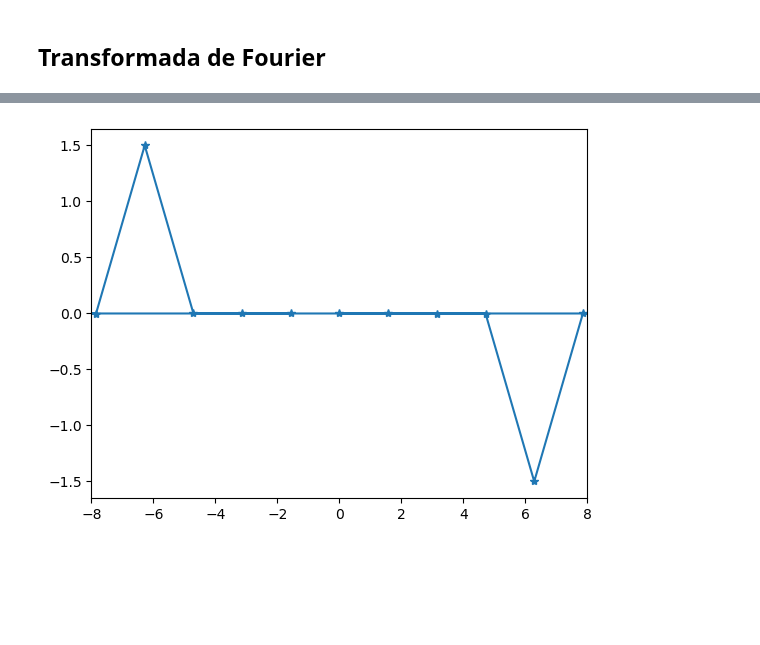
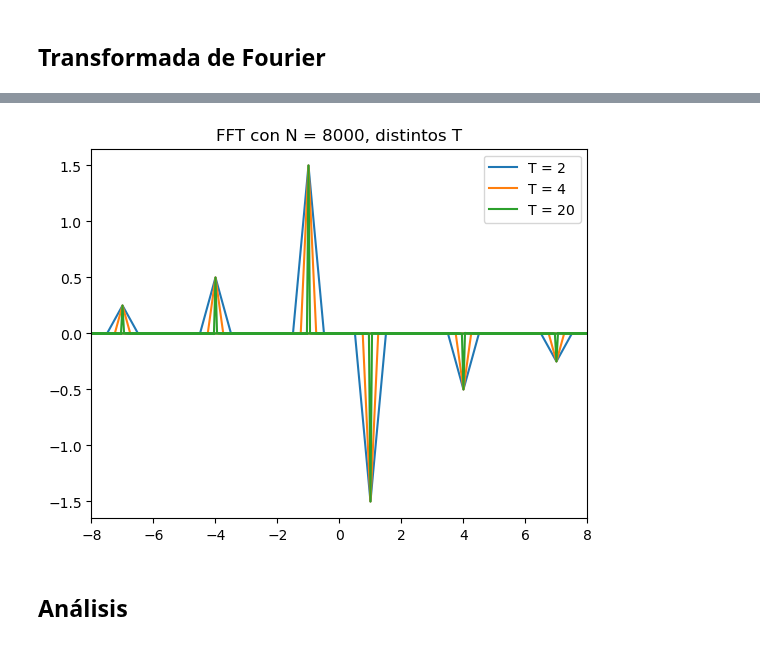
Before and after one commit to CocoUrbina/Pruebas, a Jupyter notebook: Labs/Lab_14_Fourier/DFT.ipynb, the cells around one changed output, grey strips where cells are left out. Drawn from its saved outputs; the diff is of its cells as text; code cells hidden in the pictures; blank space fills up the shorter version.

```diff
--- a/Labs/Lab_14_Fourier/DFT.ipynb
+++ b/Labs/Lab_14_Fourier/DFT.ipynb
@@ -364,20 +351,28 @@ plt.show()
-# %%
-# Dominio de la función
-# Tomamos más periodos de la función para incrementar la resolución
-t_vals = np.linspace(0.0, 4.0, 8000)
-
-# Transformada de Fourier
-# El argumento "norm" depende de si colocamos el factor 1/N en la transformada o en su inversa
-fourier_t = np.fft.fft(func_HW(t_vals), norm="forward")
-
-# Dominio de frecuencias/espacio dual
-# Numpy nos da funcionalidad para evaluar la variable independiente
-# en el espacio dual
-freq = np.fft.fftfreq(len(fourier_t), d=t_vals[1]-t_vals[0])
-
-plt.xlim(-8,8)
-# Por factores de normalización, debemos escalar el resultado
-plt.plot(freq*(2.0*np.pi), np.imag(fourier_t), '-*')
-plt.show()
-# %% [output]
-[figure, removed]
+# %%
+# Dominio de la función
+# Tomamos más periodos de la función para incrementar la resolución
+t_vals3 = np.linspace(0.0, 2.0, 8000)
+t_vals4 = np.linspace(0.0, 4.0, 8000)
+t_vals5 = np.linspace(0.0, 20.0, 8000)
+
+
+fourier_t3 = np.fft.fft(func_HW(t_vals3), norm="forward")
+freq3 = np.fft.fftfreq(len(fourier_t3), d=t_vals3[1]-t_vals3[0])
+
+fourier_t4 = np.fft.fft(func_HW(t_vals4), norm="forward")
+freq4 = np.fft.fftfreq(len(fourier_t4), d=t_vals4[1]-t_vals4[0])
+
+fourier_t5 = np.fft.fft(func_HW(t_vals5), norm="forward")
+freq5 = np.fft.fftfreq(len(fourier_t5), d=t_vals5[1]-t_vals5[0])
+
+plt.xlim(-8,8)
+plt.title("FFT con N = 8000, distintos T")
+plt.plot(freq3, np.imag(fourier_t3), label = "T = 2")
+plt.plot(freq4, np.imag(fourier_t4), label = "T = 4")
+plt.plot(freq5, np.imag(fourier_t5), label = "T = 20")
+plt.legend()
+plt.show()
+# %% [output]
+[figure, added]
+# %% [markdown]
+## Análisis
```
Also changed, not shown: parts of 2 cells of this notebook, 12 other files.
